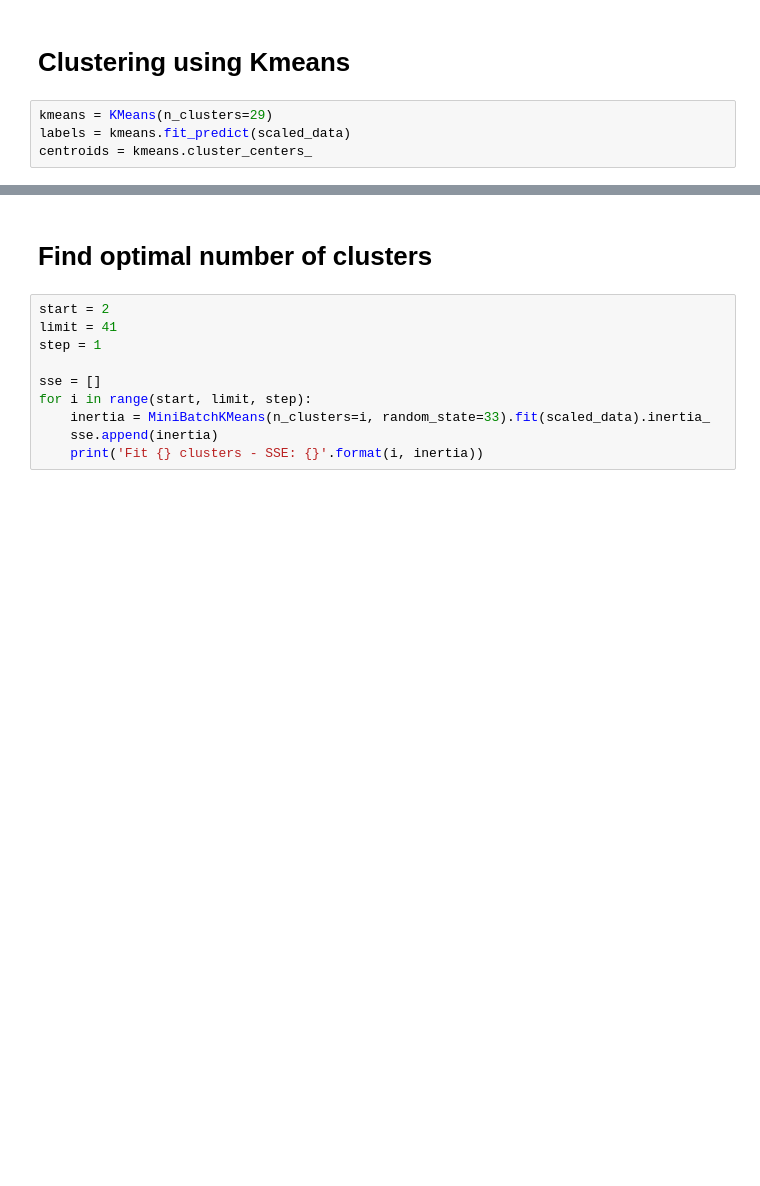
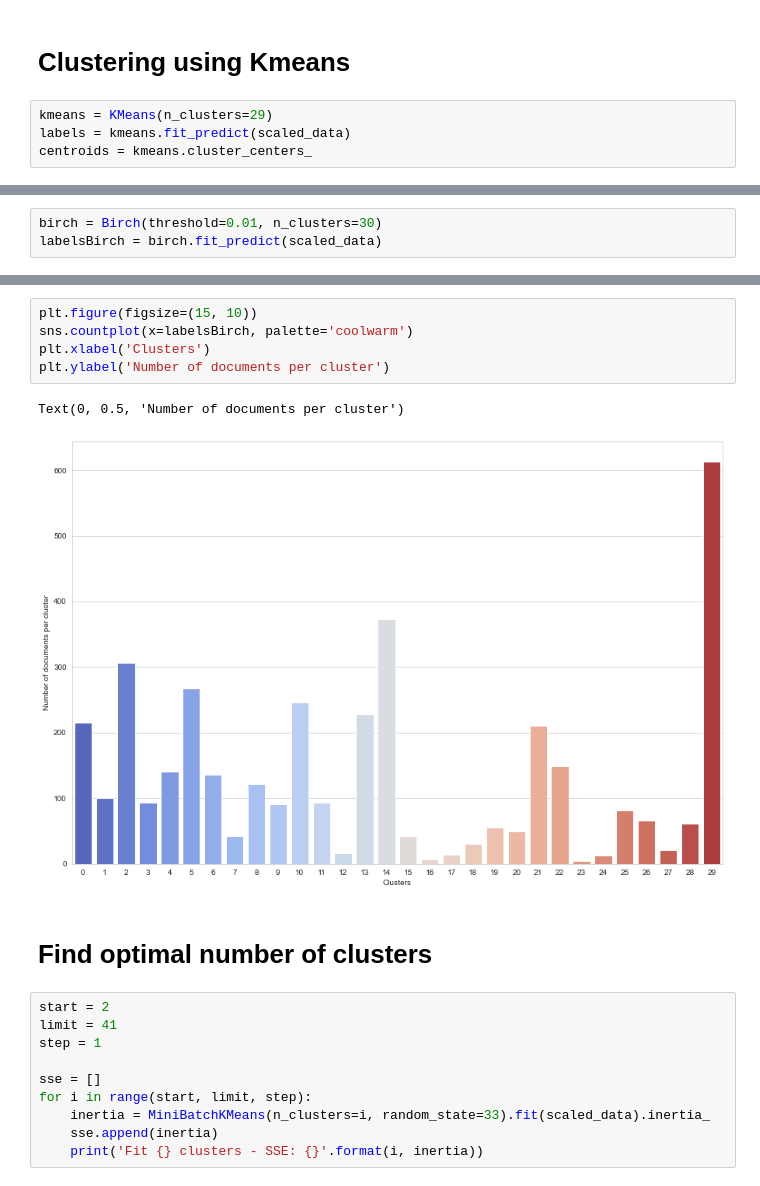
Before and after one commit to PejicM/Legal-Case-Reports-Topic-Modeling, a Jupyter notebook: documents_clustering.ipynb, the cells around one changed output, grey strips where cells are left out. Saved outputs shown, nothing was run; the diff lists cells and outputs as text; blank space fills up the shorter version.

```diff
--- a/documents_clustering.ipynb
+++ b/documents_clustering.ipynb
@@ -78,0 +129,3 @@ centroids = kmeans.cluster_centers_
+# %%
+birch = Birch(threshold=0.01, n_clusters=30)
+labelsBirch = birch.fit_predict(scaled_data)
@@ -79,3 +155,11 @@ centroids = kmeans.cluster_centers_
+# %%
+plt.figure(figsize=(15, 10))
+sns.countplot(x=labelsBirch, palette='coolwarm')
+plt.xlabel('Clusters')
+plt.ylabel('Number of documents per cluster')
+# %% [output]
+Text(0, 0.5, 'Number of documents per cluster')
+[figure, added]
 # %% [markdown]
 # Find optimal number of clusters
 # %%
```
Also changed, not shown: parts of 29 cells of this notebook, 1 other file.
